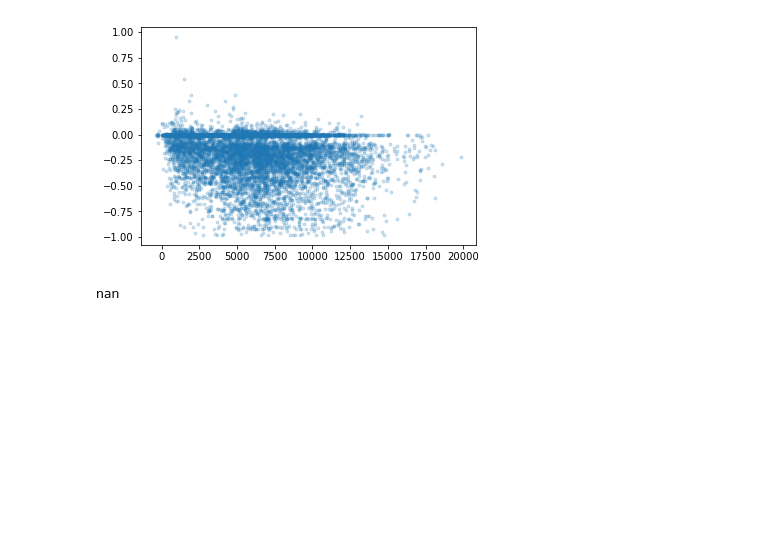
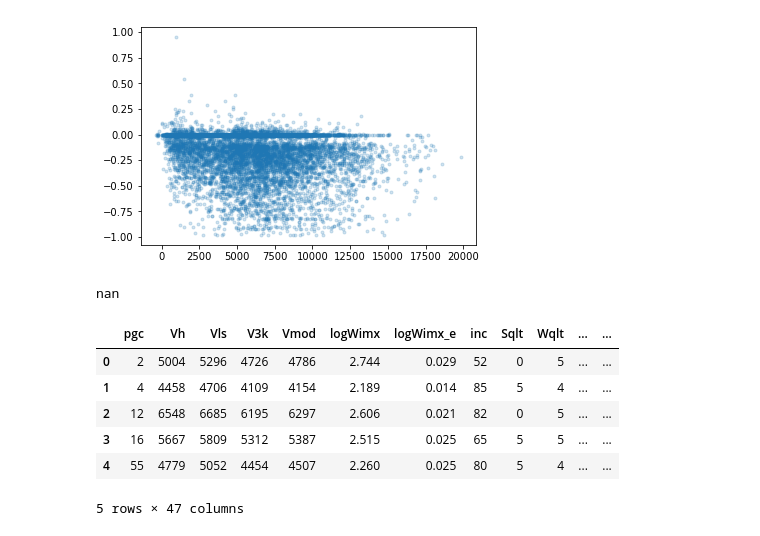
Before and after one commit to ekourkchi/TFcalibrators, a Jupyter notebook: fieldGals_quick.ipynb, the cells around one changed output. Cells and saved outputs as stored; diff of their text form; code cells hidden in the pictures; blank space fills up the shorter version.

Commit message:
creating distance data table

```diff
--- a/fieldGals_quick.ipynb
+++ b/fieldGals_quick.ipynb
@@ -1965,3 +1965,22 @@ plt.plot(Vls, Ai-A_p_i, '.', alpha=0.2)
 np.mean(Ai-A_p_i)
 # %% [output]
 nan
+# %%
+import pandas as pd
+import numpy as np
+
+df = pd.read_csv('DMs_EDD.csv', delimiter='|')
+df = df.rename(columns=lambda x: x.strip())
+
+df = df.rename(columns=lambda x: x if x!='DM_w1' else 'DMw1')
+df = df.rename(columns=lambda x: x if x!='dDM_w1' else 'dDMw1')
+
+df.head()
+# %% [output]
+|  | pgc | Vh | Vls | V3k | Vmod | logWimx | logWimx_e | inc | Sqlt | Wqlt | ... | ... |
+| 0 | 2 | 5004 | 5296 | 4726 | 4786 | 2.744 | 0.029 | 52 | 0 | 5 | ... | ... |
+| 1 | 4 | 4458 | 4706 | 4109 | 4154 | 2.189 | 0.014 | 85 | 5 | 4 | ... | ... |
+| 2 | 12 | 6548 | 6685 | 6195 | 6297 | 2.606 | 0.021 | 82 | 0 | 5 | ... | ... |
+| 3 | 16 | 5667 | 5809 | 5312 | 5387 | 2.515 | 0.025 | 65 | 5 | 5 | ... | ... |
+| 4 | 55 | 4779 | 5052 | 4454 | 4507 | 2.260 | 0.025 | 80 | 5 | 4 | ... | ... |
+5 rows × 47 columns
```
Also changed, not shown: parts of 2 cells of this notebook.
